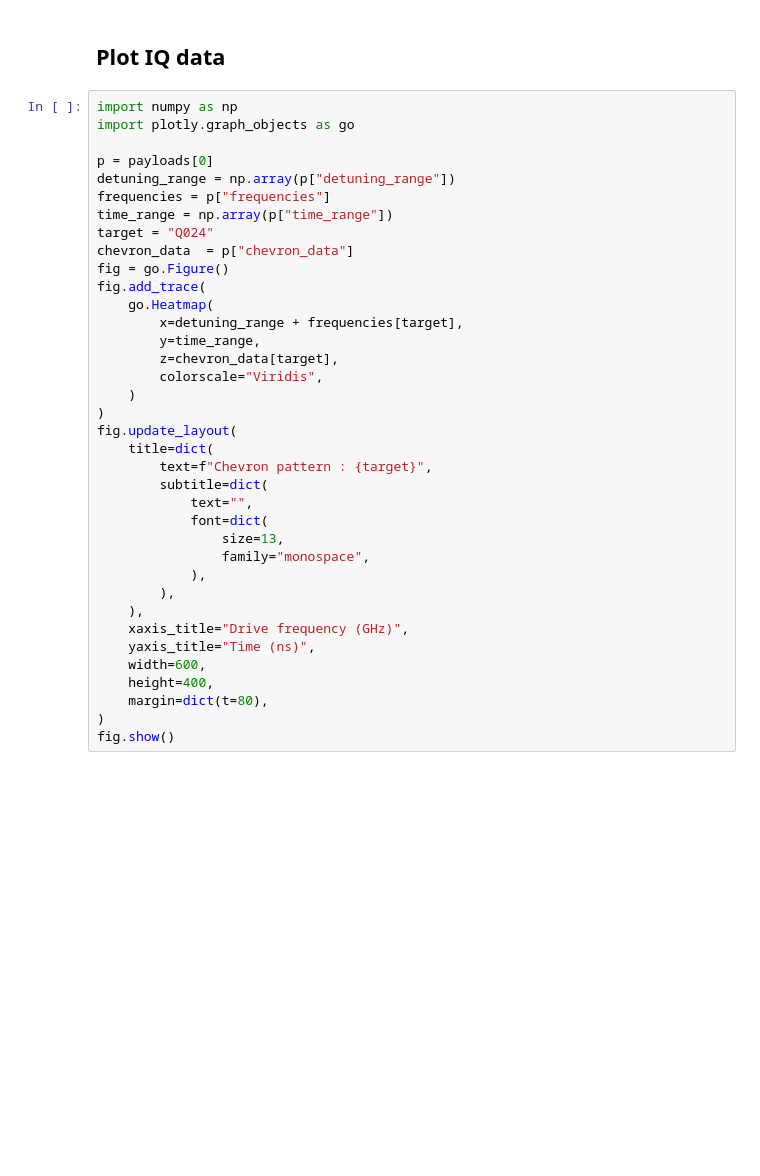
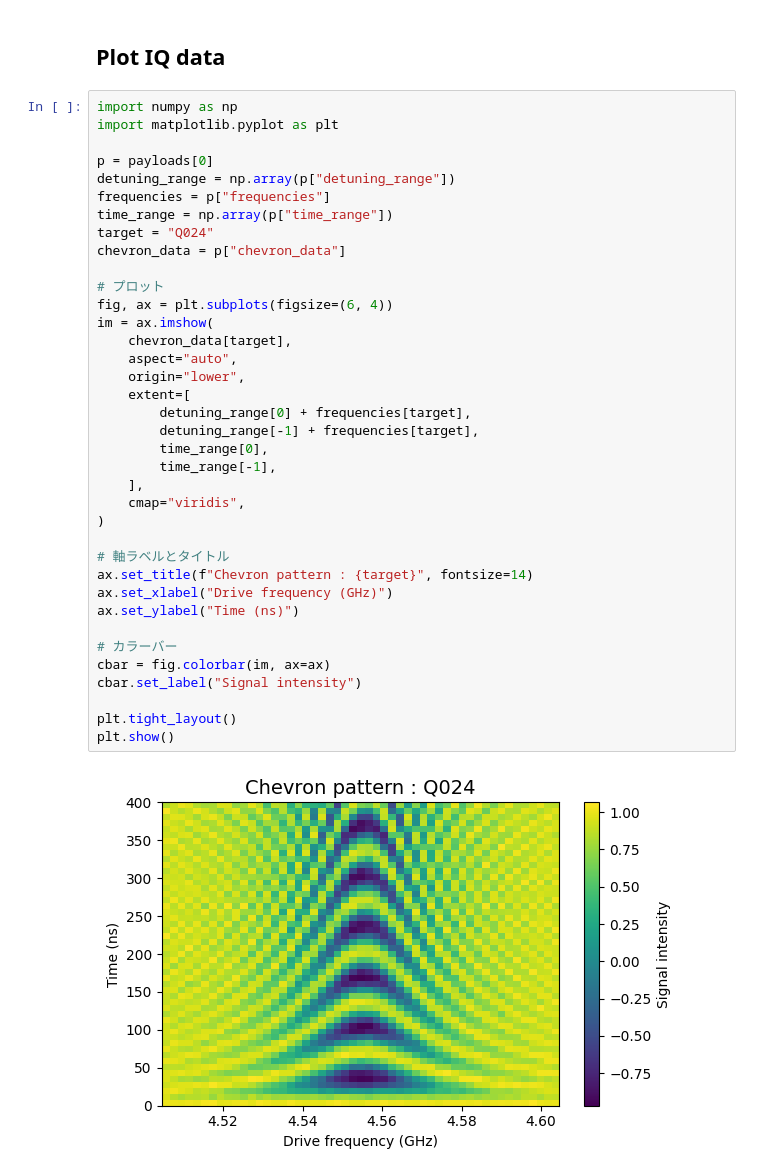
Before and after one commit to orangekame3/oqtopus-sse-pulse, a Jupyter notebook: chevron_pattern.ipynb, the cells around one changed output. Drawn from its saved outputs; the diff is of its cells as text; blank space fills up the shorter version.

```diff
--- a/chevron_pattern.ipynb
+++ b/chevron_pattern.ipynb
@@ -90,40 +90,42 @@ print(payloads)
 [{'time_range': [0.0, 8.0, 16.0, 24.0, 32.0, 40.0, 48.0, 56.0, 64.0, 72.0, 80.0, 88.0, 96.0, 104.0, 112.0, 120.0, 128.0, 136.0, 144.0, 152.0, 160.0, 168.0, 176.0, 184.0, 192.0, 200.0, 208.0, 216.0, 22 ...
 # %% [markdown]
 ## Plot IQ data
-# %%
-import numpy as np
-import plotly.graph_objects as go
-
-p = payloads[0]
-detuning_range = np.array(p["detuning_range"])
-frequencies = p["frequencies"]
-time_range = np.array(p["time_range"])
-target = "Q024"
-chevron_data  = p["chevron_data"]
-fig = go.Figure()
-fig.add_trace(
-	go.Heatmap(
-		x=detuning_range + frequencies[target],
-		y=time_range,
-		z=chevron_data[target],
-		colorscale="Viridis",
-	)
-)
-fig.update_layout(
-	title=dict(
-		text=f"Chevron pattern : {target}",
-		subtitle=dict(
-			text="",
-			font=dict(
-				size=13,
-				family="monospace",
-			),
-		),
-	),
-	xaxis_title="Drive frequency (GHz)",
-	yaxis_title="Time (ns)",
-	width=600,
-	height=400,
-	margin=dict(t=80),
-)
-fig.show()
+# %%
+import numpy as np
+import matplotlib.pyplot as plt
+
+p = payloads[0]
+detuning_range = np.array(p["detuning_range"])
+frequencies = p["frequencies"]
+time_range = np.array(p["time_range"])
+target = "Q024"
+chevron_data = p["chevron_data"]
+
+# プロット
+fig, ax = plt.subplots(figsize=(6, 4))
+im = ax.imshow(
+    chevron_data[target],
+    aspect="auto",
+    origin="lower",
+    extent=[
+        detuning_range[0] + frequencies[target],
+        detuning_range[-1] + frequencies[target],
+        time_range[0],
+        time_range[-1],
+    ],
+    cmap="viridis",
+)
+
+# 軸ラベルとタイトル
+ax.set_title(f"Chevron pattern : {target}", fontsize=14)
+ax.set_xlabel("Drive frequency (GHz)")
+ax.set_ylabel("Time (ns)")
+
+# カラーバー
+cbar = fig.colorbar(im, ax=ax)
+cbar.set_label("Signal intensity")
+
+plt.tight_layout()
+plt.show()
+# %% [output]
+[figure, added]
```
